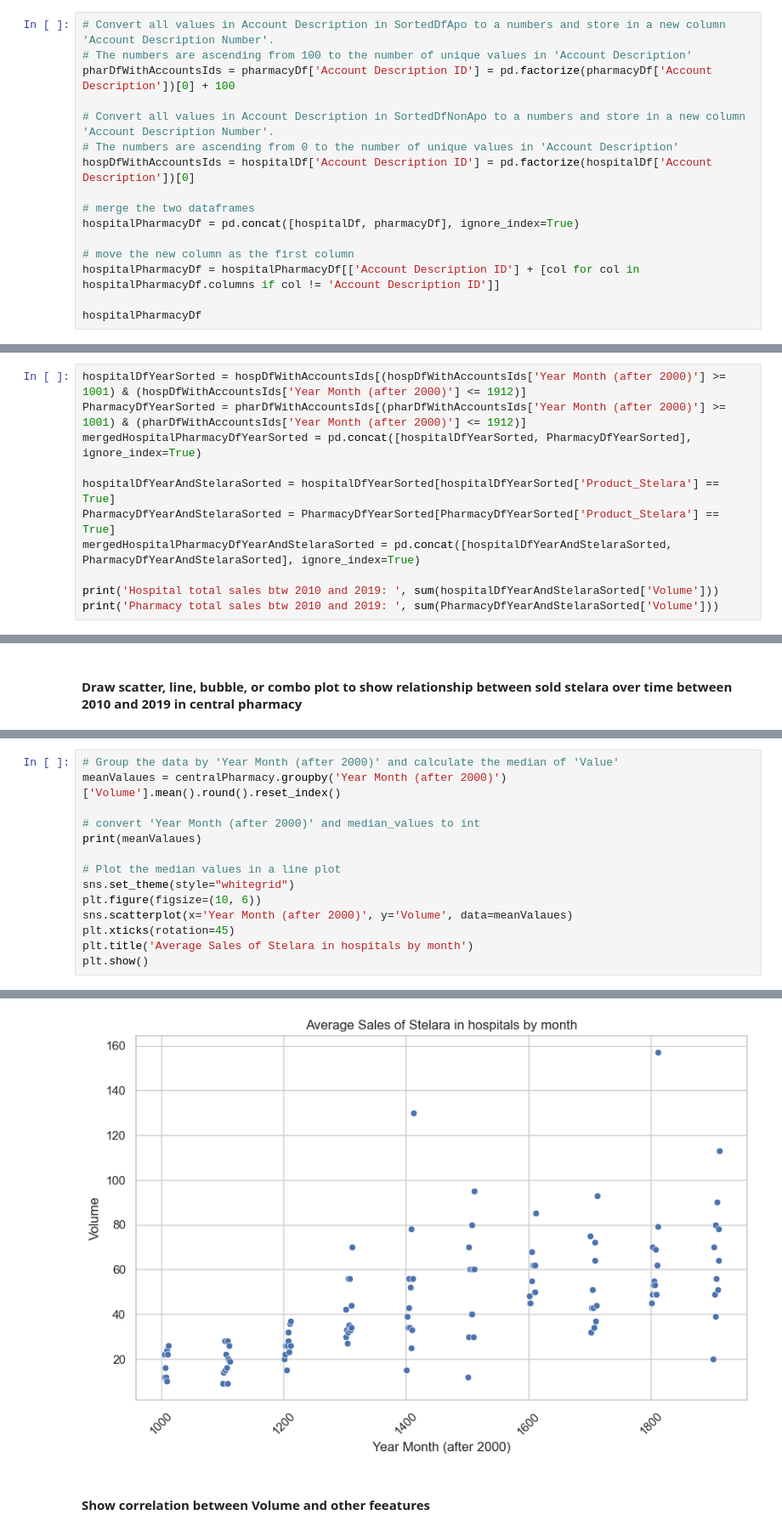
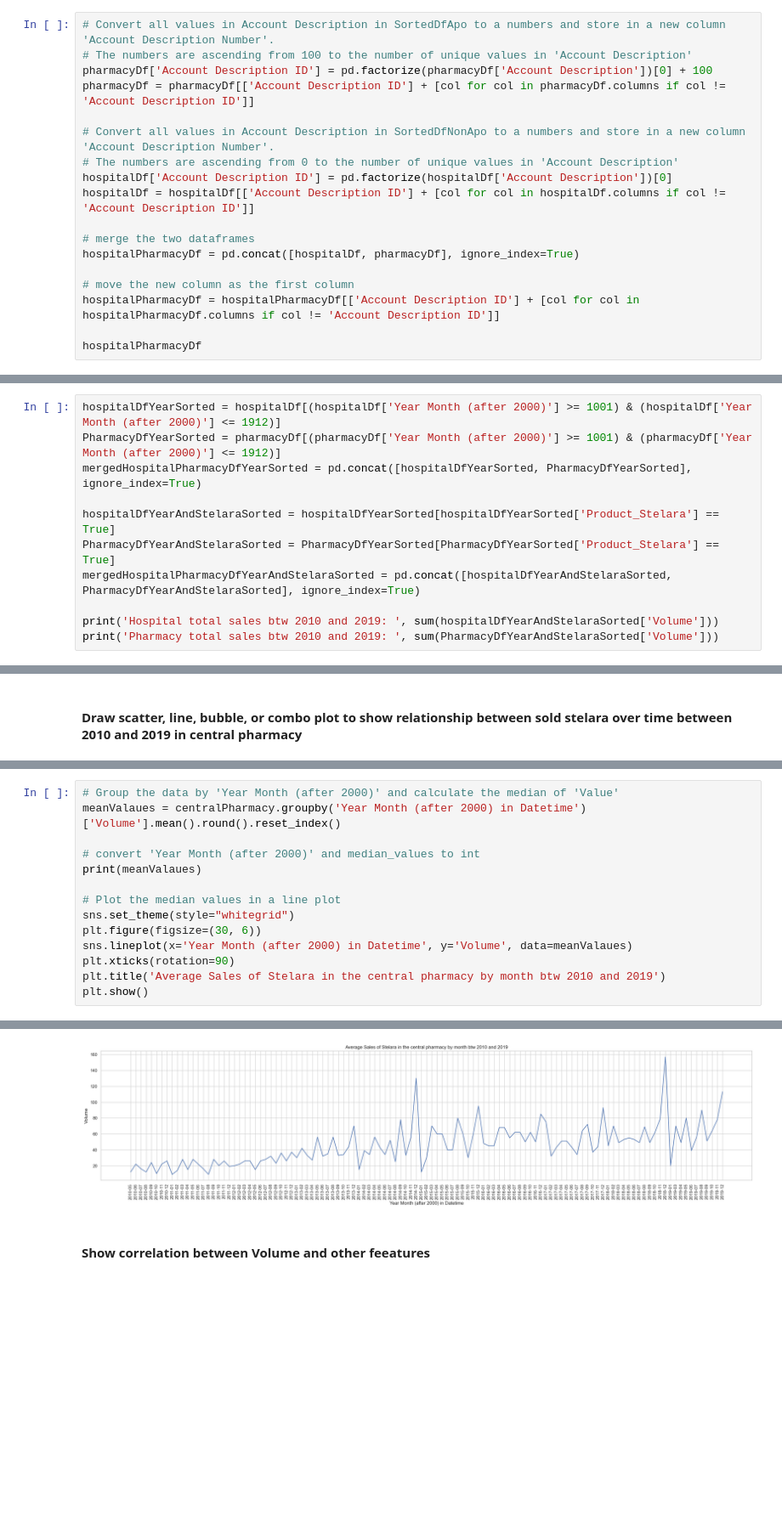
Before and after one commit to Alaa0129/Indication-Insights, a Jupyter notebook: src/Sales Insight/SalesInsightsPreProcessing.ipynb, the cells around one changed output, grey strips where cells are left out. Shown: that part at 85% size. Drawn from its saved outputs; the diff is of its cells as text; blank space fills up the shorter version.

Commit message:
Added some graphs and fixed preprocessing

```diff
--- a/src/Sales Insight/SalesInsightsPreProcessing.ipynb
+++ b/src/Sales Insight/SalesInsightsPreProcessing.ipynb
@@ -70,11 +116,13 @@ print(len(pharmacyDf))
 # %%
 # Convert all values in Account Description in SortedDfApo to a numbers and store in a new column 'Account Description Number'.
 # The numbers are ascending from 100 to the number of unique values in 'Account Description'
-pharDfWithAccountsIds = pharmacyDf['Account Description ID'] = pd.factorize(pharmacyDf['Account Description'])[0] + 100
+pharmacyDf['Account Description ID'] = pd.factorize(pharmacyDf['Account Description'])[0] + 100
+pharmacyDf = pharmacyDf[['Account Description ID'] + [col for col in pharmacyDf.columns if col != 'Account Description ID']]
 
 # Convert all values in Account Description in SortedDfNonApo to a numbers and store in a new column 'Account Description Number'.
 # The numbers are ascending from 0 to the number of unique values in 'Account Description'
-hospDfWithAccountsIds = hospitalDf['Account Description ID'] = pd.factorize(hospitalDf['Account Description'])[0]
+hospitalDf['Account Description ID'] = pd.factorize(hospitalDf['Account Description'])[0]
+hospitalDf = hospitalDf[['Account Description ID'] + [col for col in hospitalDf.columns if col != 'Account Description ID']]
 
 # merge the two dataframes
 hospitalPharmacyDf = pd.concat([hospitalDf, pharmacyDf], ignore_index=True)
@@ -110,8 +148,8 @@ See the caveats in the documentation: https://pandas.pydata.org/pandas-docs/stab
 # %% [markdown]
 #### Sort hospital and pharmacy datasets into values between 2010 and 2019 and only for Stelara
 # %%
-hospitalDfYearSorted = hospDfWithAccountsIds[(hospDfWithAccountsIds['Year Month (after 2000)'] >= 1001) & (hospDfWithAccountsIds['Year Month (after 2000)'] <= 1912)]
-PharmacyDfYearSorted = pharDfWithAccountsIds[(pharDfWithAccountsIds['Year Month (after 2000)'] >= 1001) & (pharDfWithAccountsIds['Year Month (after 2000)'] <= 1912)]
+hospitalDfYearSorted = hospitalDf[(hospitalDf['Year Month (after 2000)'] >= 1001) & (hospitalDf['Year Month (after 2000)'] <= 1912)]
+PharmacyDfYearSorted = pharmacyDf[(pharmacyDf['Year Month (after 2000)'] >= 1001) & (pharmacyDf['Year Month (after 2000)'] <= 1912)]
 mergedHospitalPharmacyDfYearSorted = pd.concat([hospitalDfYearSorted, PharmacyDfYearSorted], ignore_index=True)
 
 hospitalDfYearAndStelaraSorted = hospitalDfYearSorted[hospitalDfYearSorted['Product_Stelara'] == True]
@@ -170,15 +200,15 @@ centralPharmacy.plot(x='Year Month (after 2000)', y='Volume', kind='scatter')
 # %%
 # Group the data by 'Year Month (after 2000)' and calculate the median of 'Value'
-meanValaues = centralPharmacy.groupby('Year Month (after 2000)')['Volume'].mean().round().reset_index()
+meanValaues = centralPharmacy.groupby('Year Month (after 2000) in Datetime')['Volume'].mean().round().reset_index()
 
 # convert 'Year Month (after 2000)' and median_values to int
 print(meanValaues)
 
 # Plot the median values in a line plot
 sns.set_theme(style="whitegrid")
-plt.figure(figsize=(10, 6))
-sns.scatterplot(x='Year Month (after 2000)', y='Volume', data=meanValaues)
-plt.xticks(rotation=45)
-plt.title('Average Sales of Stelara in hospitals by month')
+plt.figure(figsize=(30, 6))
+sns.lineplot(x='Year Month (after 2000) in Datetime', y='Volume', data=meanValaues)
+plt.xticks(rotation=90)
+plt.title('Average Sales of Stelara in the central pharmacy by month btw 2010 and 2019')
 plt.show()
 # %% [output]
@@ -197,6 +227,6 @@ plt.show()
 
 [115 rows x 2 columns]
-[figure, old version]
+[figure, new version]
 # %% [markdown]
 #### Show correlation between Volume and other feeatures
 # %%
```
Also changed, not shown: parts of 10 cells of this notebook.
